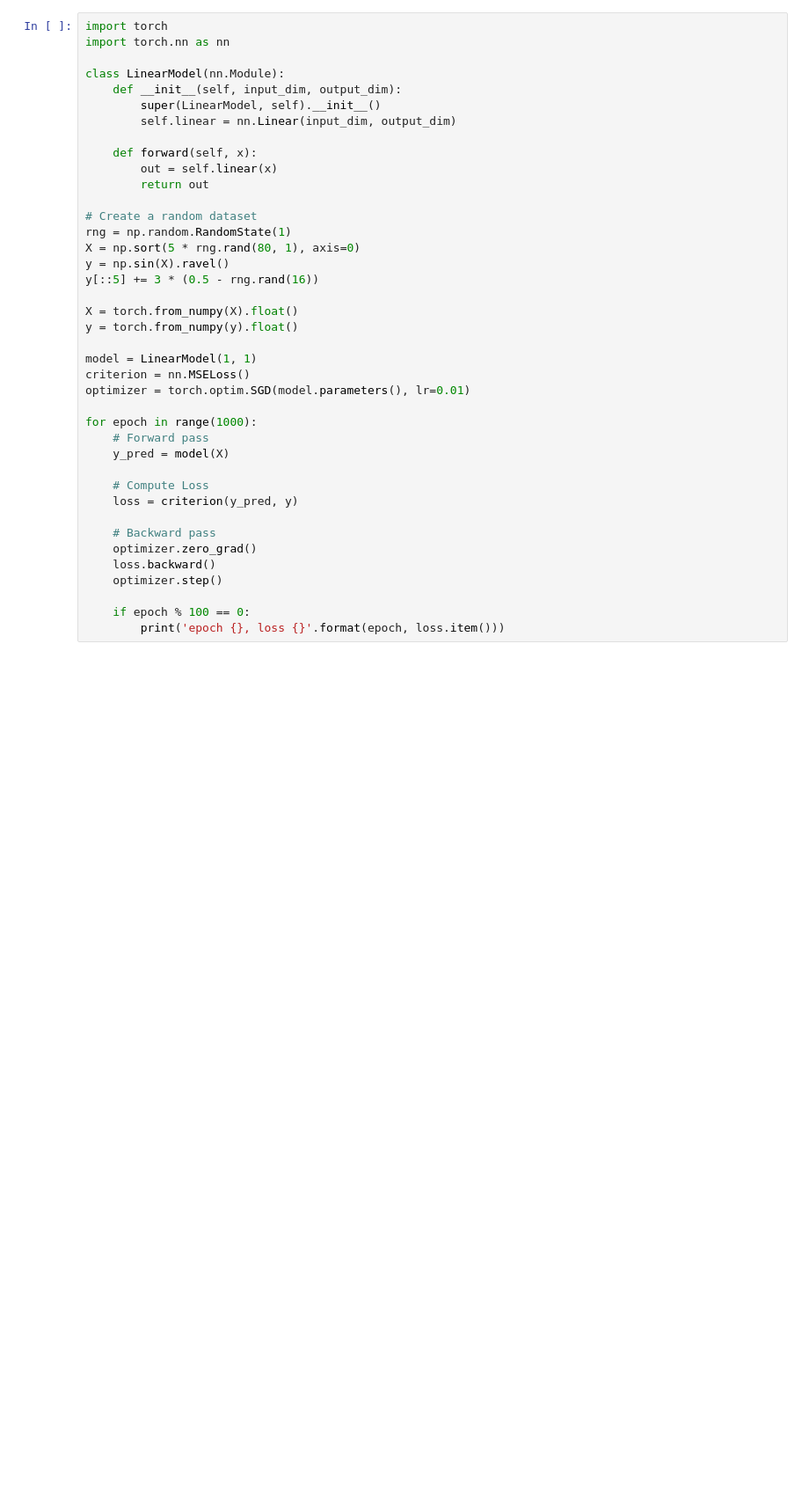
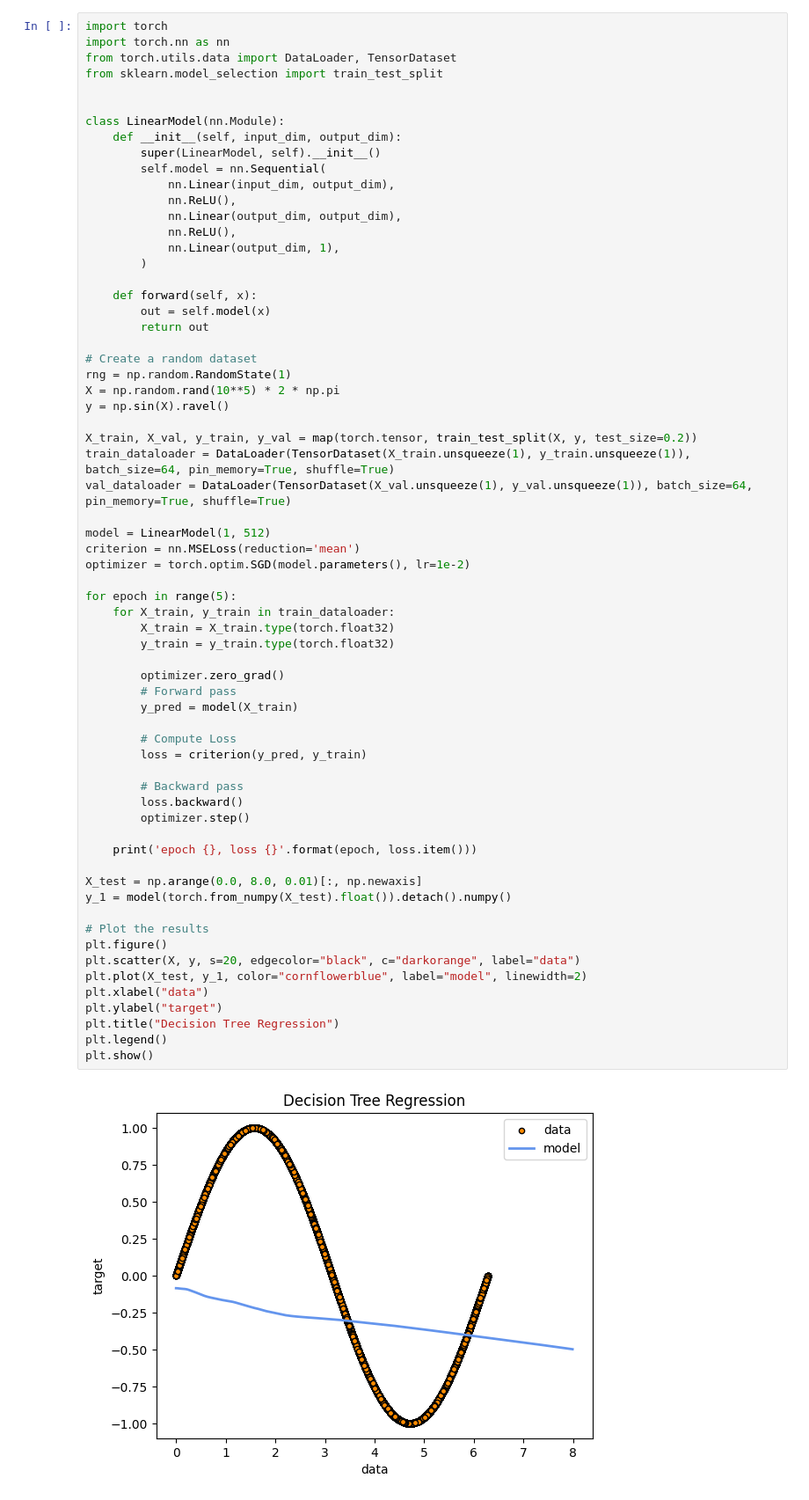
Before and after one commit to dmateos/notebooks, a Jupyter notebook: fitsinwave.ipynb, the cells around one changed output. Shown at 88% size. Cells and saved outputs as stored; diff of their text form; blank space fills up the shorter version.

```diff
--- a/fitsinwave.ipynb
+++ b/fitsinwave.ipynb
@@ -36,40 +36,67 @@ plt.show()
 # %%
 import torch
 import torch.nn as nn
+from torch.utils.data import DataLoader, TensorDataset
+from sklearn.model_selection import train_test_split
+
 
 class LinearModel(nn.Module):
     def __init__(self, input_dim, output_dim):
         super(LinearModel, self).__init__()
-        self.linear = nn.Linear(input_dim, output_dim)
+        self.model = nn.Sequential(
+            nn.Linear(input_dim, output_dim),
+            nn.ReLU(),
+            nn.Linear(output_dim, output_dim),
+            nn.ReLU(),
+            nn.Linear(output_dim, 1),
+        )
 
     def forward(self, x):
-        out = self.linear(x)
+        out = self.model(x)
         return out
 
 # Create a random dataset
 rng = np.random.RandomState(1)
-X = np.sort(5 * rng.rand(80, 1), axis=0)
+X = np.random.rand(10**5) * 2 * np.pi
 y = np.sin(X).ravel()
-y[::5] += 3 * (0.5 - rng.rand(16))
 
-X = torch.from_numpy(X).float()
-y = torch.from_numpy(y).float()
+X_train, X_val, y_train, y_val = map(torch.tensor, train_test_split(X, y, test_size=0.2))
+train_dataloader = DataLoader(TensorDataset(X_train.unsqueeze(1), y_train.unsqueeze(1)), batch_size=64, pin_memory=True, shuffle=True)
+val_dataloader = DataLoader(TensorDataset(X_val.unsqueeze(1), y_val.unsqueeze(1)), batch_size=64, pin_memory=True, shuffle=True)
 
-model = LinearModel(1, 1)
-criterion = nn.MSELoss()
-optimizer = torch.optim.SGD(model.parameters(), lr=0.01)
+model = LinearModel(1, 512)
+criterion = nn.MSELoss(reduction='mean')
+optimizer = torch.optim.SGD(model.parameters(), lr=1e-2)
 
-for epoch in range(1000):
-    # Forward pass
-    y_pred = model(X)
+for epoch in range(5):
+    for X_train, y_train in train_dataloader:
+        X_train = X_train.type(torch.float32)
+        y_train = y_train.type(torch.float32)
 
-    # Compute Loss
-    loss = criterion(y_pred, y)
+        optimizer.zero_grad()
+        # Forward pass
+        y_pred = model(X_train)
 
-    # Backward pass
-    optimizer.zero_grad()
-    loss.backward()
-    optimizer.step()
+        # Compute Loss
+        loss = criterion(y_pred, y_train)
 
-    if epoch % 100 == 0:
-        print('epoch {}, loss {}'.format(epoch, loss.item()))
+        # Backward pass
+        loss.backward()
+        optimizer.step()
+
+    print('epoch {}, loss {}'.format(epoch, loss.item()))
+
+X_test = np.arange(0.0, 8.0, 0.01)[:, np.newaxis]
+y_1 = model(torch.from_numpy(X_test).float()).detach().numpy()
+
+# Plot the results
+plt.figure()
+plt.scatter(X, y, s=20, edgecolor="black", c="darkorange", label="data")
+plt.plot(X_test, y_1, color="cornflowerblue", label="model", linewidth=2)
+plt.xlabel("data")
+plt.ylabel("target")
+plt.title("Decision Tree Regression")
+plt.legend()
+plt.show()
+# %% [output]
+[figure, added]
```
